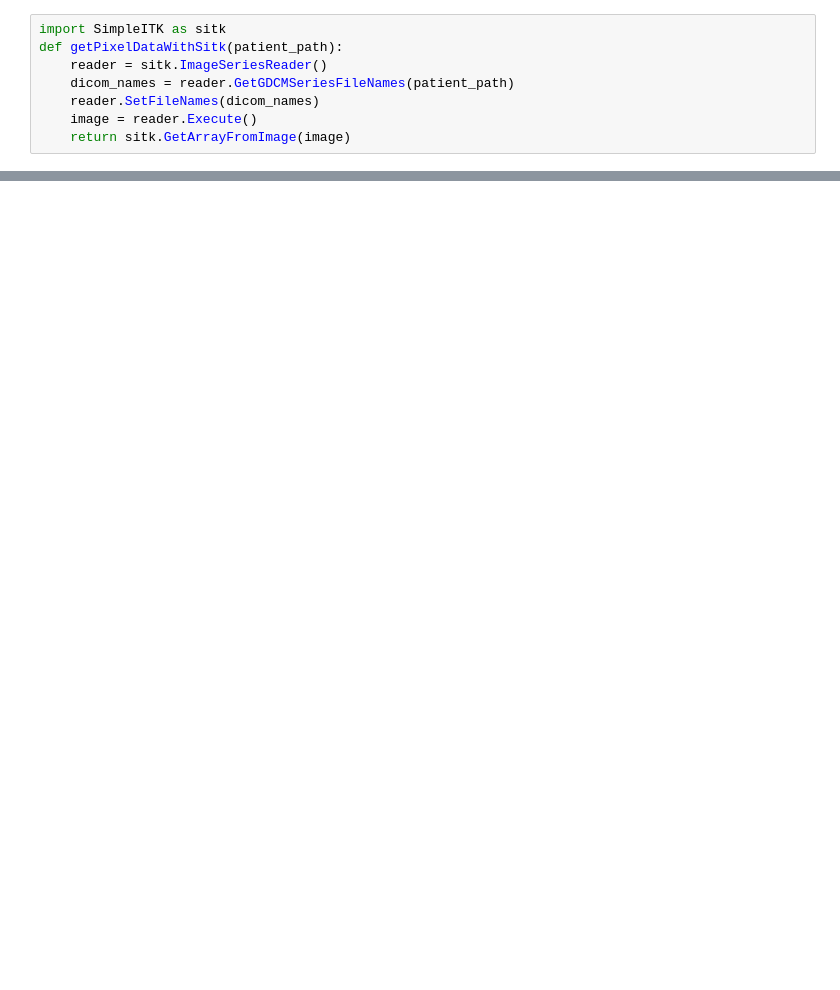
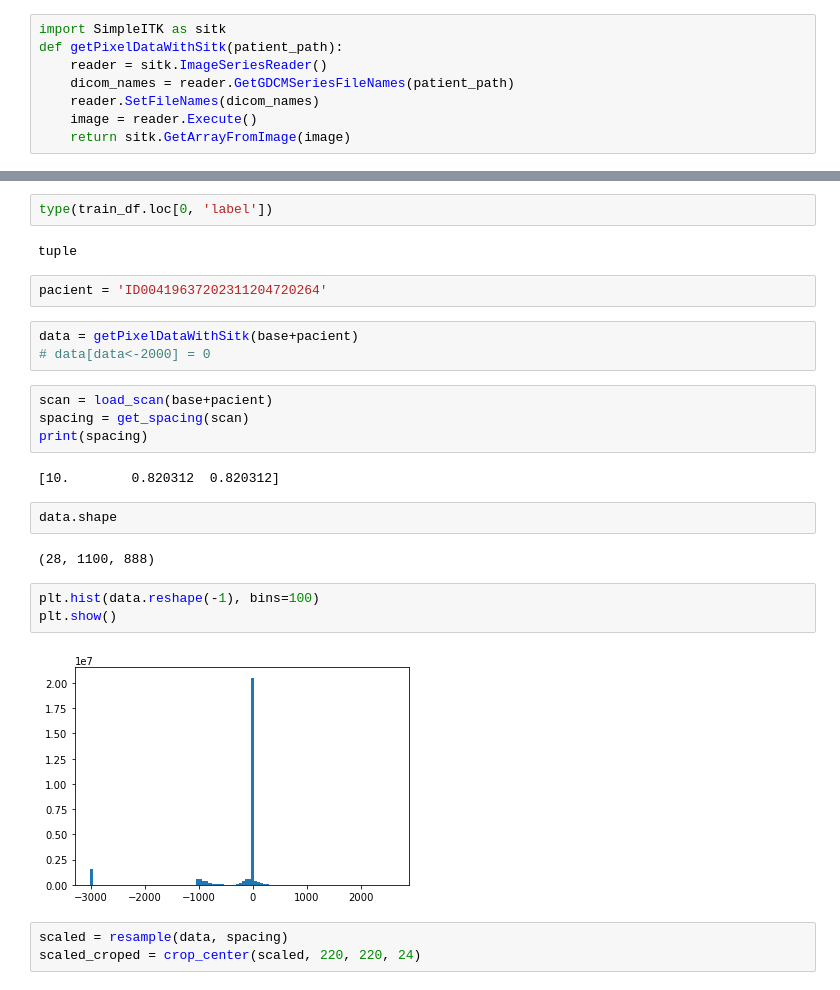
Before and after one commit to akorol98/osic, a Jupyter notebook: main.ipynb, the cells around one changed output, grey strips where cells are left out. Saved outputs shown, nothing was run; the diff lists cells and outputs as text; blank space fills up the shorter version.

```diff
--- a/main.ipynb
+++ b/main.ipynb
@@ -28,0 +176,27 @@ def get_im_with_mask(data):
+# %%
+type(train_df.loc[0, 'label'])
+# %% [output]
+tuple
+# %%
+pacient = 'ID00419637202311204720264'
+# %%
+data = getPixelDataWithSitk(base+pacient)
+# data[data<-2000] = 0
+# %%
+scan = load_scan(base+pacient)
+spacing = get_spacing(scan)
+print(spacing)
+# %% [output]
+[10.        0.820312  0.820312]
+# %%
+data.shape
+# %% [output]
+(28, 1100, 888)
+# %%
+plt.hist(data.reshape(-1), bins=100)
+plt.show()
+# %% [output]
+[figure, added]
+# %%
+scaled = resample(data, spacing)
+scaled_croped = crop_center(scaled, 220, 220, 24)
```
Also changed, not shown: parts of 62 cells of this notebook.
